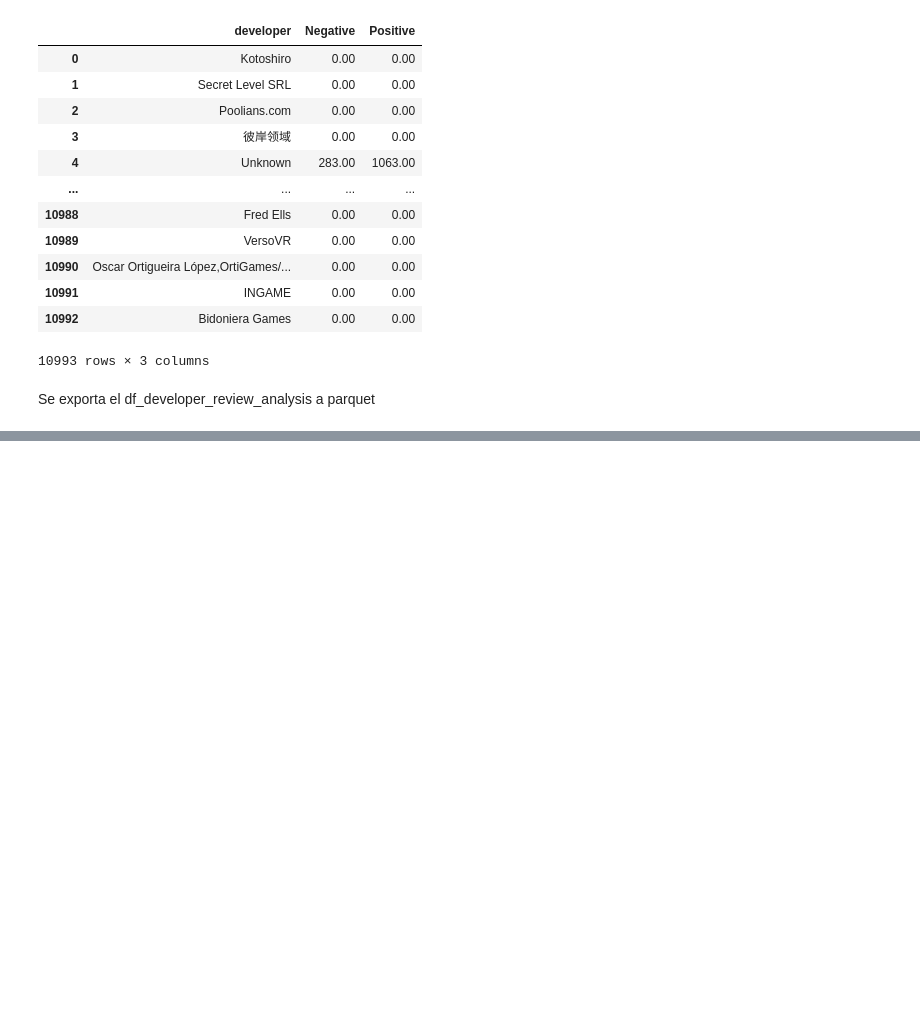
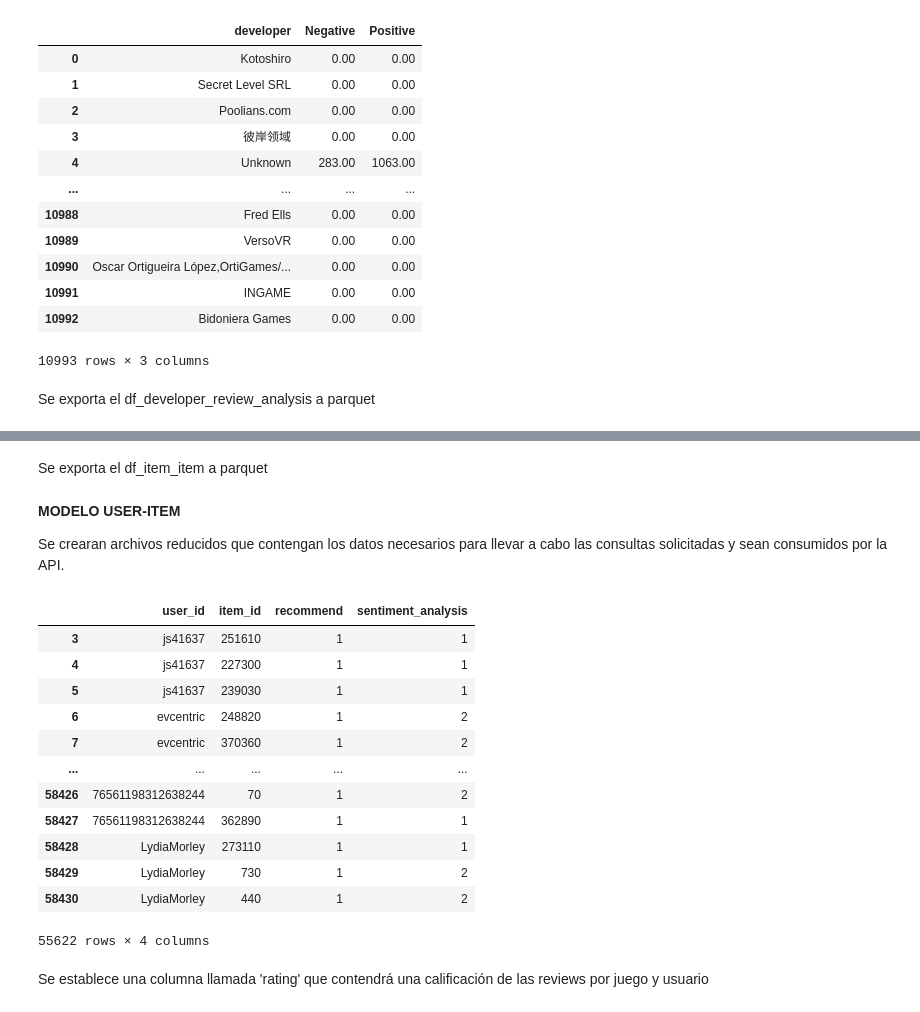
Before and after one commit to KEVINC2017/PI_ML_OPS-FT, a Jupyter notebook: ETL-EDA.ipynb, the cells around one changed output, grey strips where cells are left out. Cells and saved outputs as stored; diff of their text form; code cells hidden in the pictures; blank space fills up the shorter version.

```diff
--- a/ETL-EDA.ipynb
+++ b/ETL-EDA.ipynb
@@ -578,6 +582,7 @@ df_reviews.head()
 Para su posterior tratamiento se convierte la columna 'sentyment_analysis' a entero (int)
 # %%
 df_reviews['sentiment_analysis'] = df_reviews['sentiment_analysis'].astype(int)
+df_reviews = df_reviews.reset_index(drop=True)
 # %% [markdown]
 ## **ETL - USERS ITEMS**
 
@@ -1359,0 +1496,2 @@ pq.write_table(tabla_parquet_fun5, 'developer_reviews_analysis')
+# %% [markdown]
+Se exporta el df_item_item a parquet
@@ -1359,0 +1501,24 @@ pq.write_table(tabla_parquet_fun5, 'developer_reviews_analysis')
+# %% [markdown]
+**MODELO USER-ITEM**
+
+Se crearan archivos reducidos que contengan los datos necesarios para llevar a cabo las consultas solicitadas y sean consumidos por la API.
+# %%
+df_rating = df_reviews.copy()
+df_rating = df_rating[['user_id', 'item_id', 'recommend', 'sentiment_analysis']]
+df_rating
+# %% [output]
+|  | user_id | item_id | recommend | sentiment_analysis |
+| 3 | js41637 | 251610 | 1 | 1 |
+| 4 | js41637 | 227300 | 1 | 1 |
+| 5 | js41637 | 239030 | 1 | 1 |
+| 6 | evcentric | 248820 | 1 | 2 |
+| 7 | evcentric | 370360 | 1 | 2 |
+| ... | ... | ... | ... | ... |
+| 58426 | 76561198312638244 | 70 | 1 | 2 |
+| 58427 | 76561198312638244 | 362890 | 1 | 1 |
+| 58428 | LydiaMorley | 273110 | 1 | 1 |
+| 58429 | LydiaMorley | 730 | 1 | 2 |
+| 58430 | LydiaMorley | 440 | 1 | 2 |
+55622 rows × 4 columns
+# %% [markdown]
+Se establece una columna llamada 'rating' que contendrá una calificación de las reviews por juego y usuario
```
Also changed, not shown: parts of 26 cells of this notebook, 7 other files.
